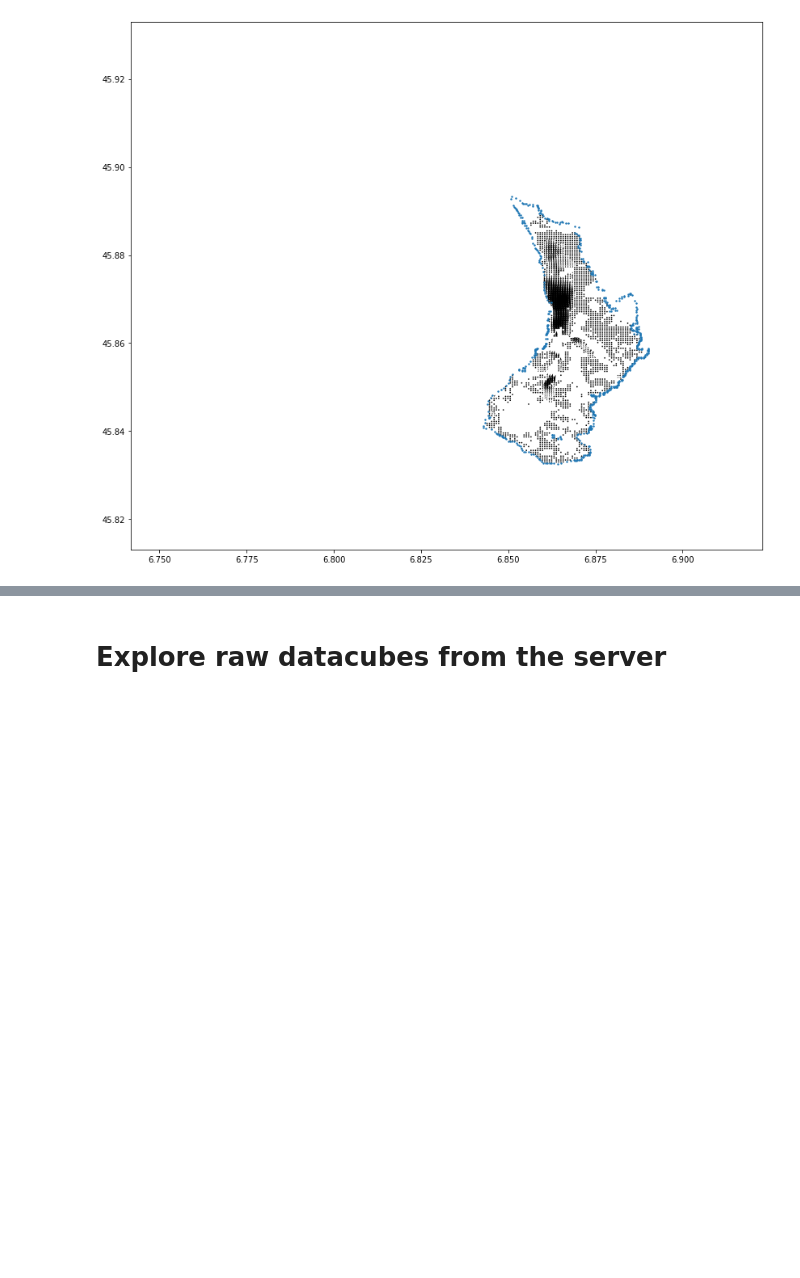
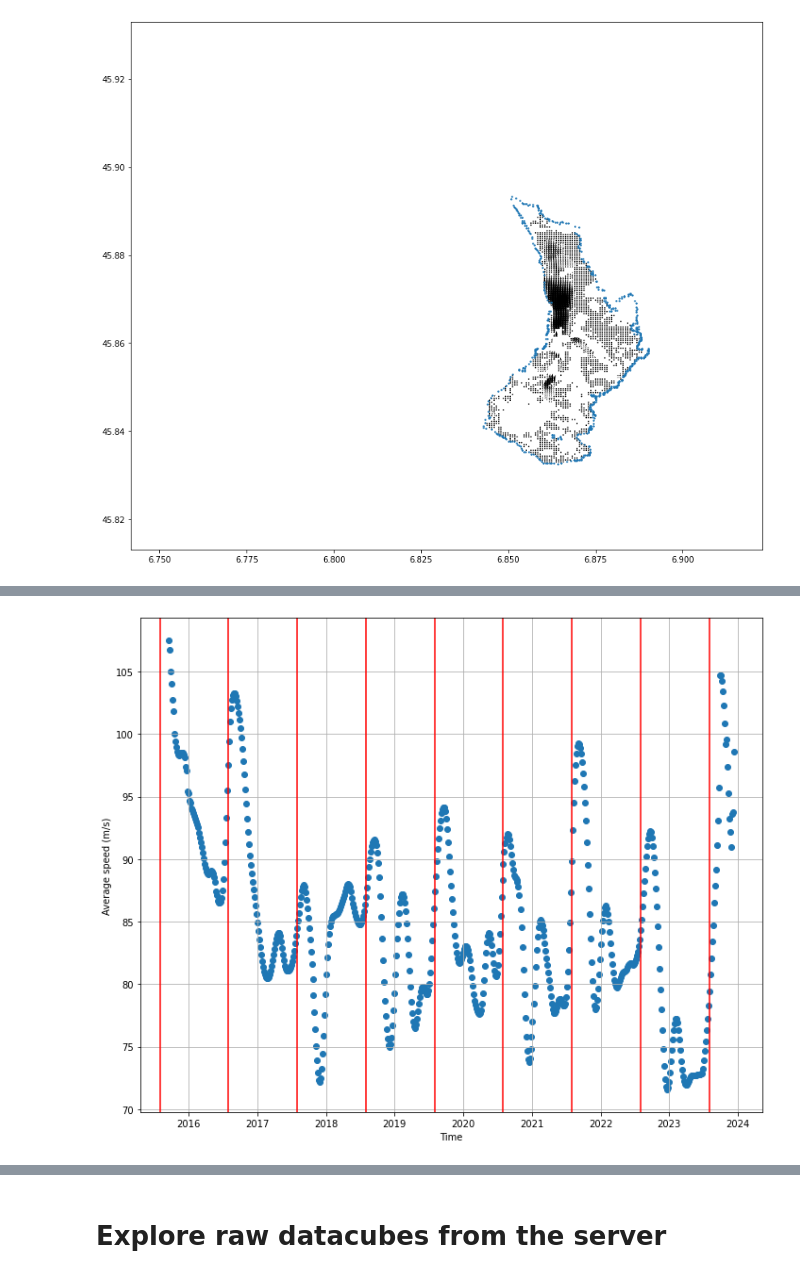
Before and after one commit to ODINN-SciML/Database-Exploration, a Jupyter notebook: notebooks/exploreDatacubes.ipynb, the cells around one changed output, grey strips where cells are left out. Drawn from its saved outputs; the diff is of its cells as text; code cells hidden in the pictures; blank space fills up the shorter version.

```diff
--- a/notebooks/exploreDatacubes.ipynb
+++ b/notebooks/exploreDatacubes.ipynb
@@ -106,0 +171,26 @@ plt.show()
+# %%
+tMean = np.zeros(len(timeVec))
+speedMean = np.zeros(len(timeVec))
+
+for e,selectedDate in enumerate(timeVec):
+    tMean[e] = selectedDate
+    ind = np.argwhere(Xpts[:,2]==selectedDate)[:,0]
+    x = Xpts[ind]
+    y = Yval[ind]
+    speedMean[e] = np.mean(np.linalg.norm(y, axis=1))
+
+startDate = datetime.datetime.strptime("08/14/15", "%m/%d/%y")
+print(startDate)
+dates = [startDate + datetime.timedelta(days=int(e)) for e in (tMean*dt+mint)]
+print(dates)
+
+plt.figure(figsize=(10,8))
+plt.scatter(dates[2:], speedMean[2:])
+for i in range(15,24):
+    plt.axvline(x=datetime.datetime.strptime("08/01/"+str(i), "%m/%d/%y"), color='red')
+plt.grid(True)
+plt.xlabel("Time")
+plt.ylabel("Average speed (m/s)")
+plt.tight_layout()
+plt.show()
+# %% [output]
@@ -106,0 +199 @@ plt.show()
+[figure, added]
```
Also changed, not shown: parts of 7 cells of this notebook.
